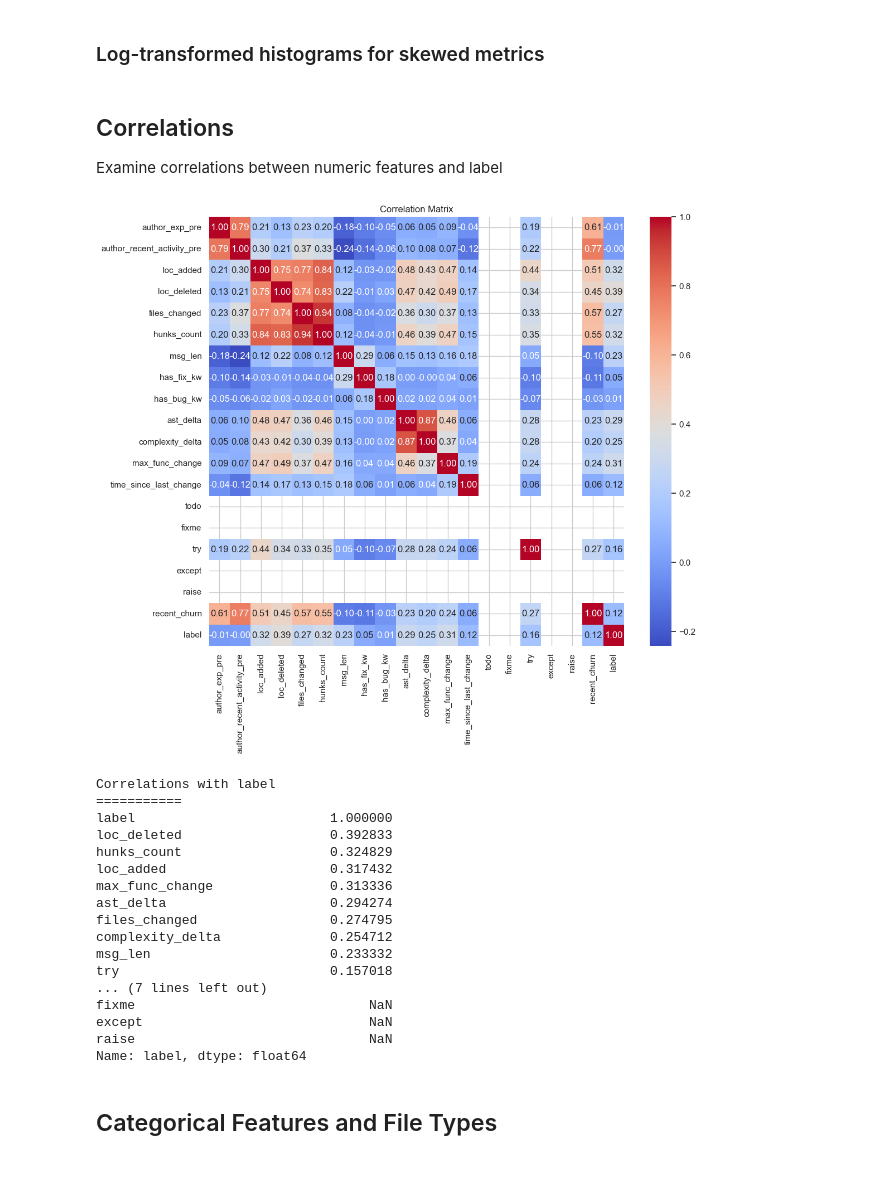
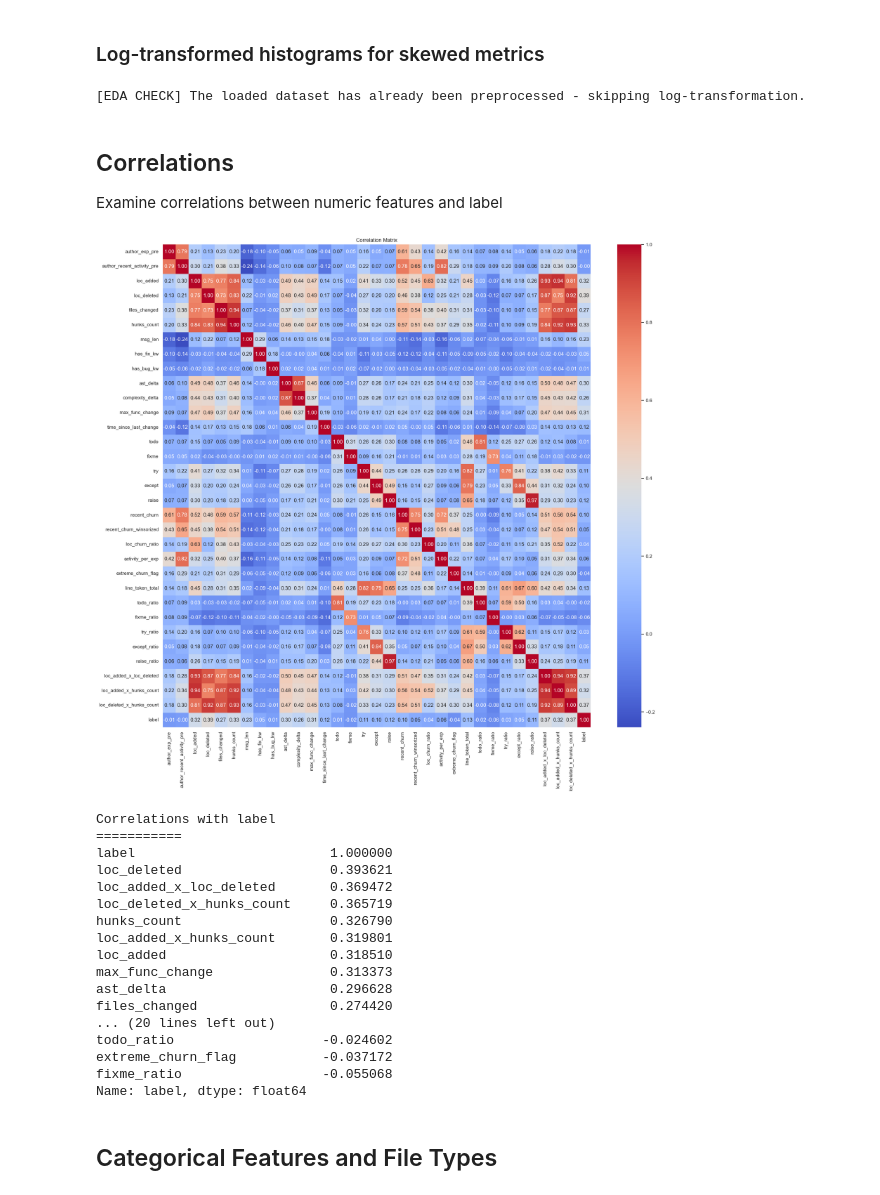
Before and after one commit to FilipMojto/DP_Thesis, a Jupyter notebook: notebooks/04_EDA.ipynb, the cells around one changed output. Cells and saved outputs as stored; diff of their text form; code cells hidden in the pictures.

Commit message:
perform feature engineering in 06_feature_engineering, define logging logic for all notebooks

```diff
--- a/notebooks/04_EDA.ipynb
+++ b/notebooks/04_EDA.ipynb
@@ -12,27 +12,7 @@ In this notebook, we will explore the dataset extracted from the Defectors proje
 # %% [markdown]
 ### 1.1.1 Setting Up Logger
 # %%
-import ipynbname
-import random
-from logging_config import setup_logger
+from logging_config import setup_notebook_logging
 
-# Get notebook name
-try:
-    notebook_name = ipynbname.name()
-except:
-    notebook_name = "UNKNOWN_NOTEBOOK"
-
-# Generate small session run ID
-session_id = random.randint(100, 999)
-
-# Create logger with session ID included
-logger_name = f"{notebook_name}-S{session_id}"
-logger = setup_logger(logger_name)
-
-def log_check(text: str):
-    logger.info(f"[EDA CHECK] {text}")
-
-def log_result(text: str):
-    logger.info(f"[EDA RESULT] {text}")
-
-logger.info(f"================== Starting notebook: {notebook_name} (Session {session_id}) ==================")
+logger, log_start, log_check, log_result = setup_notebook_logging(label="EDA")
+log_start(print_to_console=True)
@@ -48,17 +30,18 @@ from src_code.config import *
 # %% [markdown]
 ## 1.1.3 Loading Dataset
 # %%
-logger.info("Loading the dataset...")
+log_check("Loading the dataset...", print_to_console=True)
 import pandas as pd
 import numpy as np
 import seaborn as sns
 
 # TRANSFORMED_DF = EXTRACTED_DATA_DIR / "train_labeled_features_partial.feather"
-TRANSFORMED_DF = PREPROCESSED_DATA_DIR / "train_preprocessed.feather"
+# TRANSFORMED_DF = PREPROCESSED_DATA_DIR / "train_preprocessed.feather"
+TRANSFORMED_DF = PREPROCESSED_DATA_DIR / "train_engineered.feather"
 
 # ---- LOAD ----
 df = pd.read_feather(TRANSFORMED_DF)
-print(f"Loaded dataframe with {len(df)} rows and {len(df.columns)} columns\n")
+log_result(f"Loaded dataframe with {len(df)} rows and {len(df.columns)} columns\n", print_to_console=True)
 
 # For large datasets
 pd.set_option('display.max_columns', 50)
@@ -269,60 +261,62 @@ if TRANSFORMED_DF.parent == EXTRACTED_DATA_DIR:
     plt.tight_layout()
     plt.show()
 elif TRANSFORMED_DF.parent == PREPROCESSED_DATA_DIR:
-    log_check("The loaded dataset has already been preprocessed - skipping log-transformation.")
+    log_check("The loaded dataset has already been preprocessed - skipping log-transformation.", print_to_console=True)
 else:
     err_msg = "Unknown parent of the input dataset!"
     logger.error(err_msg)
     raise ValueError(err_msg)
+# %% [output]
+[EDA CHECK] The loaded dataset has already been preprocessed - skipping log-transformation.
 # %% [markdown]
 ## Correlations
 Examine correlations between numeric features and label
 # %%
 # %%
 log_check("Computing correlation matrix...")
 
 corr_matrix = df[num_cols + ['label']].corr()
-plt.figure(figsize=(12,10))
+plt.figure(figsize=(22,20))
 sns.heatmap(corr_matrix, annot=True, fmt=".2f", cmap='coolwarm')
 plt.title("Correlation Matrix")
 plt.show()
 
 print("Correlations with label")
 print("===========")
 # Correlation with label
 corr_with_label = corr_matrix['label'].sort_values(ascending=False)
 print(corr_with_label)
 
 # Log correlations for each feature on separate line
 log_check("Logging correlations for each feature...")
 
 for feature in corr_matrix.columns:
     # Create a compact list of (other_feature, corr)
     correlations = [
         (other, float(corr_matrix.at[feature, other]))
         for other in corr_matrix.columns
         if other != feature
     ]
 
     log_result(f"{feature}: {correlations}")
 # %% [output]
-[figure, old version]
+[figure, new version]
 Correlations with label
 ===========
 label                         1.000000
-loc_deleted                   0.392833
-hunks_count                   0.324829
-loc_added                     0.317432
-max_func_change               0.313336
-ast_delta                     0.294274
-files_changed                 0.274795
-complexity_delta              0.254712
-msg_len                       0.233332
-try                           0.157018
-... (7 lines left out)
-fixme                              NaN
-except                             NaN
-raise                              NaN
+loc_deleted                   0.393621
+loc_added_x_loc_deleted       0.369472
+loc_deleted_x_hunks_count     0.365719
+hunks_count                   0.326790
+loc_added_x_hunks_count       0.319801
+loc_added                     0.318510
+max_func_change               0.313373
+ast_delta                     0.296628
+files_changed                 0.274420
+... (20 lines left out)
+todo_ratio                   -0.024602
+extreme_churn_flag           -0.037172
+fixme_ratio                  -0.055068
 Name: label, dtype: float64
 # %% [markdown]
 ## Categorical Features and File Types
```
Also changed, not shown: parts of 9 cells of this notebook, 7 other files.
